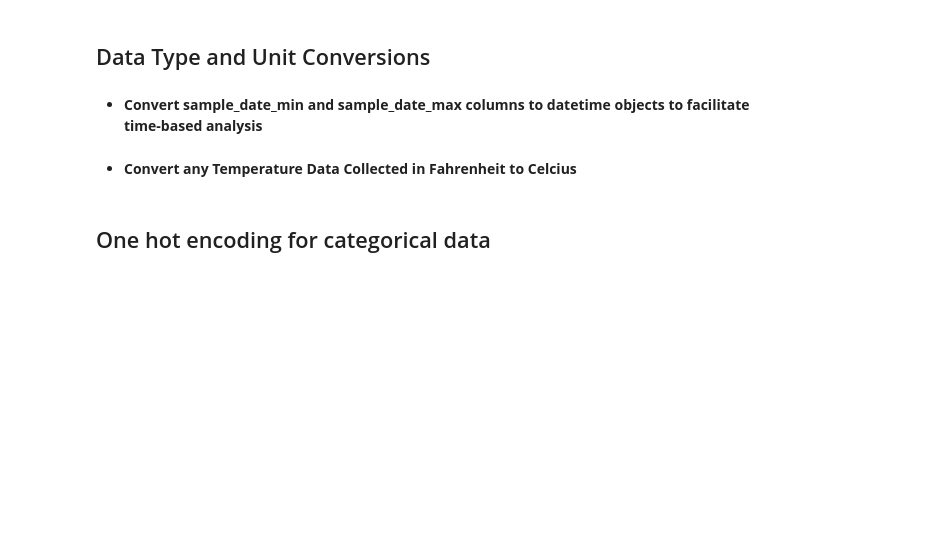
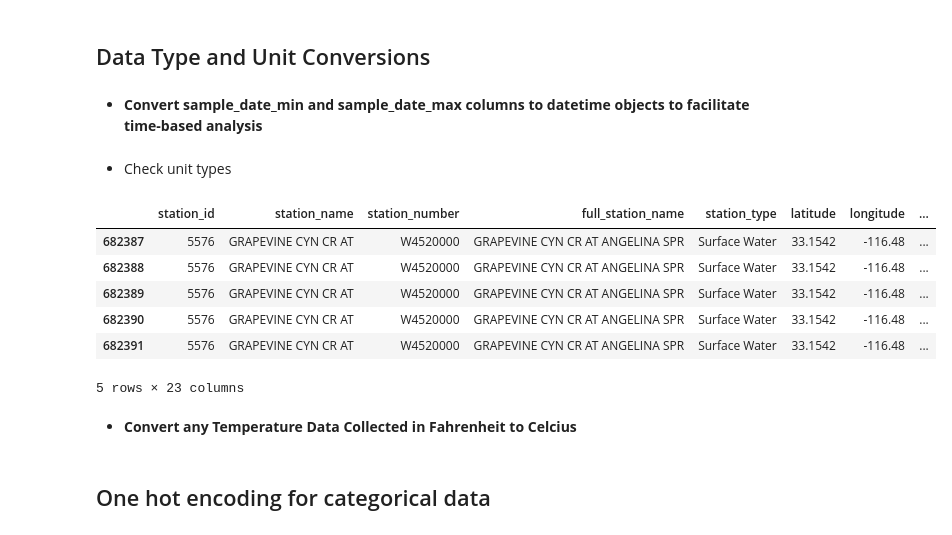
Before and after one commit to vickyvanderwagt/Identifying-Optimal-Location-for-San-Diego-Water-Treatment-Plant, a Jupyter notebook: ADS508-Updated Code with Map and Model Evaluation Metrics.ipynb, the cells around one changed output. Drawn from its saved outputs; the diff is of its cells as text; code cells hidden in the pictures; blank space fills up the shorter version.

```diff
--- a/ADS508-Updated Code with Map and Model Evaluation Metrics.ipynb
+++ b/ADS508-Updated Code with Map and Model Evaluation Metrics.ipynb
@@ -766,6 +777,18 @@ por_sanDiego['sample_date_max'] = pd.to_datetime(por_sanDiego['sample_date_max']
 
 fr_sanDiego['sample_date'] = pd.to_datetime(fr_sanDiego['sample_date'], format='%Y-%m-%d %H:%M:%S')
 lr_sanDiego['sample_date'] = pd.to_datetime(lr_sanDiego['sample_date'], format='%m/%d/%Y %H:%M')
+# %% [markdown]
+* Check unit types
+# %%
+fr_sanDiego.head()
+# %% [output]
+|  | station_id | station_name | station_number | full_station_name | station_type | latitude | longitude | ... |
+| 682387 | 5576 | GRAPEVINE CYN CR AT | W4520000 | GRAPEVINE CYN CR AT ANGELINA SPR | Surface Water | 33.1542 | -116.48 | ... |
+| 682388 | 5576 | GRAPEVINE CYN CR AT | W4520000 | GRAPEVINE CYN CR AT ANGELINA SPR | Surface Water | 33.1542 | -116.48 | ... |
+| 682389 | 5576 | GRAPEVINE CYN CR AT | W4520000 | GRAPEVINE CYN CR AT ANGELINA SPR | Surface Water | 33.1542 | -116.48 | ... |
+| 682390 | 5576 | GRAPEVINE CYN CR AT | W4520000 | GRAPEVINE CYN CR AT ANGELINA SPR | Surface Water | 33.1542 | -116.48 | ... |
+| 682391 | 5576 | GRAPEVINE CYN CR AT | W4520000 | GRAPEVINE CYN CR AT ANGELINA SPR | Surface Water | 33.1542 | -116.48 | ... |
+5 rows × 23 columns
 # %% [markdown]
 * **Convert any Temperature Data Collected in Fahrenheit to Celcius**
 # %%
```
Also changed, not shown: parts of 38 cells of this notebook.
